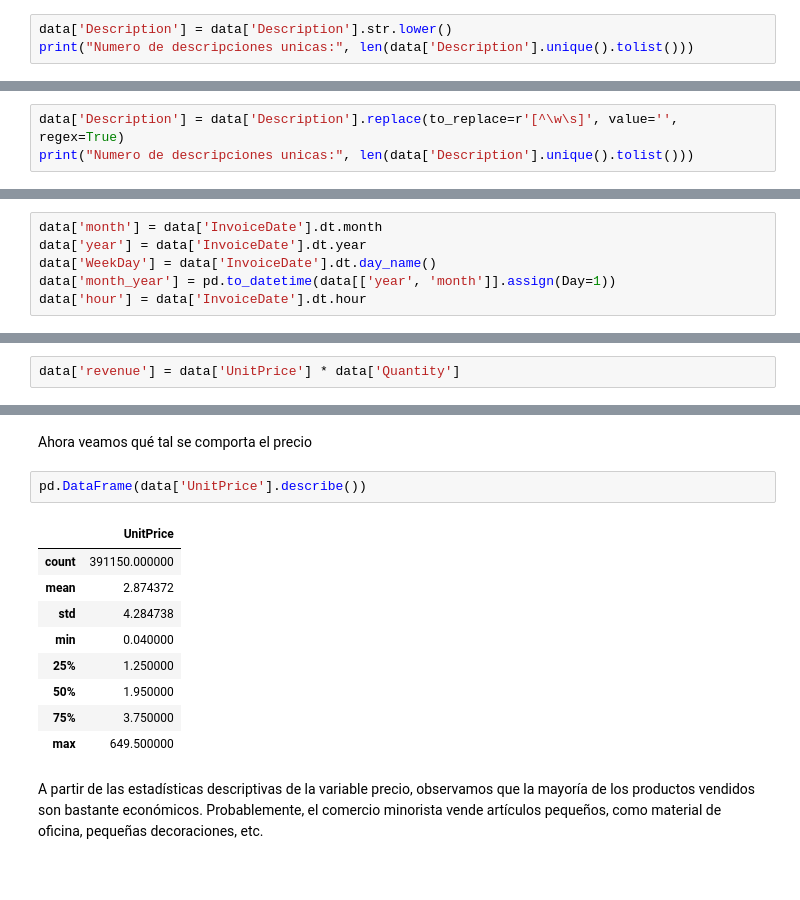
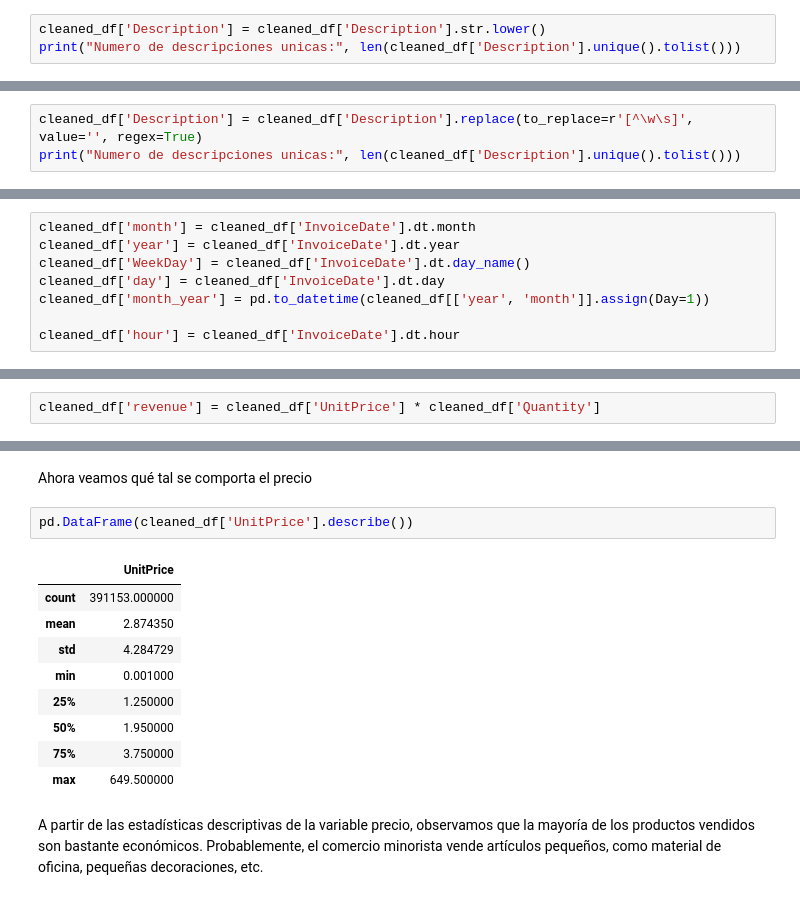
Before and after one commit to alvarotoledo01/Parcial2_OnlineRetail, a Jupyter notebook: notebook.ipynb, the cells around one changed output, grey strips where cells are left out. Drawn from its saved outputs; the diff is of its cells as text.

```diff
--- a/notebook.ipynb
+++ b/notebook.ipynb
@@ -226,6 +413,6 @@ duplicadas.head(10)  # Muestra los primeros 10 casos, si los hay
 # %% [markdown]
 Vamos a trabajarlas en minusculas
 # %%
-data['Description'] = data['Description'].str.lower()
-print("Numero de descripciones unicas:", len(data['Description'].unique().tolist()))
+cleaned_df['Description'] = cleaned_df['Description'].str.lower()
+print("Numero de descripciones unicas:", len(cleaned_df['Description'].unique().tolist()))
 # %% [output]
@@ -242,6 +429,6 @@ data.head()
 # %% [markdown]
 Vamos a eliminar puntuaciones al final de la descripcion
 # %%
-data['Description'] = data['Description'].replace(to_replace=r'[^\w\s]', value='', regex=True)
-print("Numero de descripciones unicas:", len(data['Description'].unique().tolist()))
+cleaned_df['Description'] = cleaned_df['Description'].replace(to_replace=r'[^\w\s]', value='', regex=True)
+print("Numero de descripciones unicas:", len(cleaned_df['Description'].unique().tolist()))
 # %% [output]
@@ -266,9 +457,11 @@ len(data['StockCode'].unique().tolist())
 # %% [markdown]
 Con respecto a las fechas, añadiremos features como año, mes, mes del año, día de la semana y hora:
 # %%
-data['month'] = data['InvoiceDate'].dt.month
-data['year'] = data['InvoiceDate'].dt.year
-data['WeekDay'] = data['InvoiceDate'].dt.day_name()
-data['month_year'] = pd.to_datetime(data[['year', 'month']].assign(Day=1))
-data['hour'] = data['InvoiceDate'].dt.hour
+cleaned_df['month'] = cleaned_df['InvoiceDate'].dt.month
+cleaned_df['year'] = cleaned_df['InvoiceDate'].dt.year
+cleaned_df['WeekDay'] = cleaned_df['InvoiceDate'].dt.day_name()
+cleaned_df['day'] = cleaned_df['InvoiceDate'].dt.day
+cleaned_df['month_year'] = pd.to_datetime(cleaned_df[['year', 'month']].assign(Day=1))
+
+cleaned_df['hour'] = cleaned_df['InvoiceDate'].dt.hour
 # %%
@@ -283,7 +476,7 @@ data.head()
 # %% [markdown]
 Ahora vamos a añadir una nueva feature con el calculo de las ganancias
 # %%
-data['revenue'] = data['UnitPrice'] * data['Quantity']
+cleaned_df['revenue'] = cleaned_df['UnitPrice'] * cleaned_df['Quantity']
 # %% [markdown]
 Veamos qué onda las ordenes de compra por mes
 # %%
@@ -328,13 +521,13 @@ Las mayores ventas también se dan durante el mes de noviembre, ya que el númer
 # %% [markdown]
 Ahora veamos qué tal se comporta el precio
 # %%
-pd.DataFrame(data['UnitPrice'].describe())
+pd.DataFrame(cleaned_df['UnitPrice'].describe())
 # %% [output]
 |  | UnitPrice |
-| count | 391150.000000 |
-| mean | 2.874372 |
-| std | 4.284738 |
-| min | 0.040000 |
+| count | 391153.000000 |
+| mean | 2.874350 |
+| std | 4.284729 |
+| min | 0.001000 |
 | 25% | 1.250000 |
 | 50% | 1.950000 |
 | 75% | 3.750000 |
```
Also changed, not shown: parts of 54 cells of this notebook.
